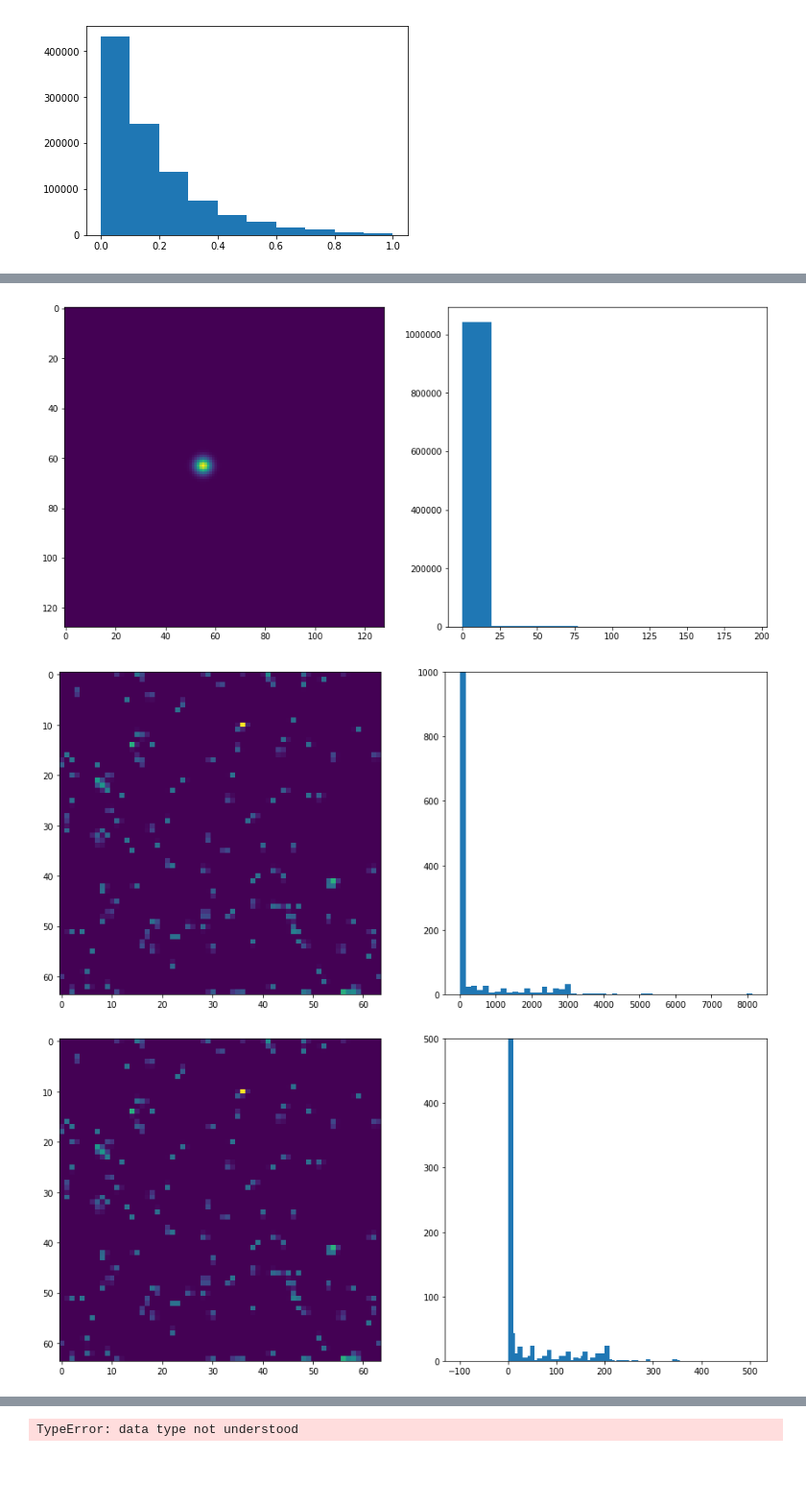
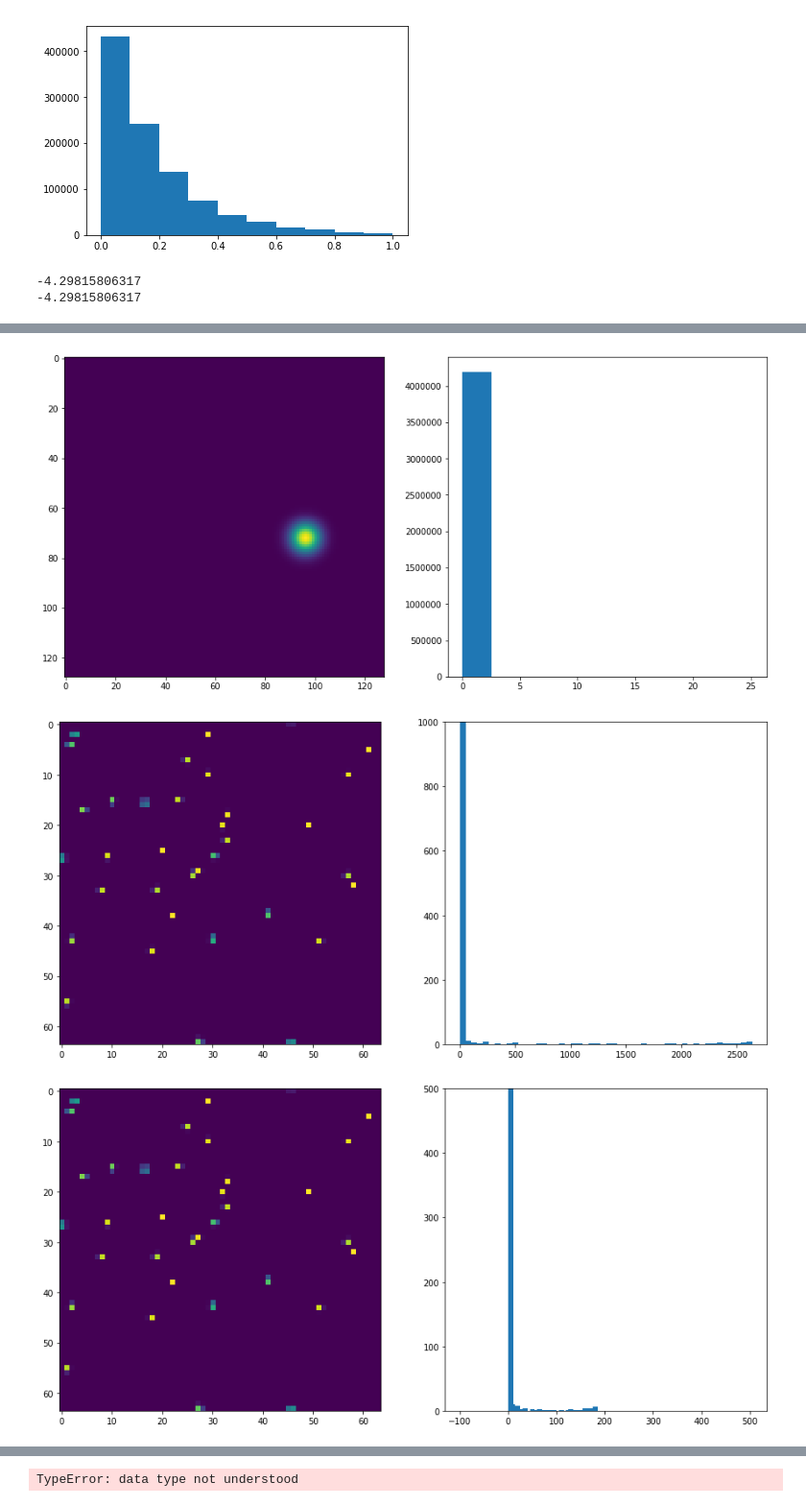
Before and after one commit to 98montanajordi/X-Ray-Speckle-visibitily-spectroscopy, a Jupyter notebook: Speckle_DZ.ipynb, the cells around one changed output, grey strips where cells are left out. Shown: that part at 96% size. Saved outputs shown, nothing was run; the diff lists cells and outputs as text; code cells hidden in the pictures; blank space fills up the shorter version.

Commit message:
Seems robust now, but need to speed it up. Small edits to _DZ.

```diff
--- a/Speckle_DZ.ipynb
+++ b/Speckle_DZ.ipynb
@@ -81,6 +78,7 @@ from scipy import ndimage
 
 
 def makePhotons(nPhotons):
+    """here the use of np.random.choice does not seem correct"""
     speckleLabels = [["({},{})".format(j,i) for i in range(np.shape(speckle)[0])] for j in range(np.shape(speckle)[1])]
     speckleLabels = [elt for row in speckleLabels for elt in row] # Flatten
     flatSpeckle = np.reshape(speckle,np.shape(speckle)[0]*np.shape(speckle)[1]) # Flatten
@@ -128,7 +126,7 @@ def ApplyChargeCloud(photonPattern, cloudSize, photonEnergy):
     this step blurrs the photon map by the charge cloud size, assuming
     every electron in silicon takes 3.6 eV to generate.
     """
-    return ndimage.filters.gaussian_filter(photonPattern*photonEnergy/2.6, cloudSize/2.35, mode='wrap', truncate=20)
+    return ndimage.filters.gaussian_filter(photonPattern*photonEnergy/3.6, cloudSize/2.35, mode='wrap', truncate=7)
 
 def rebin(a, shape):
     """
@@ -151,7 +149,7 @@ def digitizeCharge(chargePattern, chargePerADU=15):
     """
     digitize the charge pattern to ADUs
     """
-    return chargePattern//chargePerADU
+    return chargePattern/chargePerADU
 
 
 def AddReadoutNoise(chargePattern, pixelReadoutNoise):
@@ -164,23 +160,38 @@ a = rebin_slow(speckle, 8);
+# %%
+a = np.random.randn(10,10)
+b = ndimage.filters.gaussian_filter(a, 3, mode='wrap', truncate=7)
+print(sum(a.flatten()))
+print(sum(b.flatten()))
+# %% [output]
+-4.29815806317
+-4.29815806317
 # %%
-gridSize = [1024,1024]
+gridSize = [2048,2048]
 detectorSize = [64,64]
-kbar = 0.04
+kbar = 0.01
 speckleSize = 50
-chargeCloudSize = 5
-photonEnergy = 8000
+chargeCloudSize = 0.3
+photonEnergy = 9500
 readoutNoise = 0
 
 kbar_grid = kbar/gridSize[0]/gridSize[1]*detectorSize[0]*detectorSize[1]
+chargeCloudSize_grid = chargeCloudSize*gridSize[0]/detectorSize[0]
 
 tic = time.time()
 speckle = makeSpeckle(gridSize, speckleSize)
 speckleN = AddShotNoise(speckle, kbar_grid)
-speckleNE = ApplyChargeCloud(speckleN, chargeCloudSize, photonEnergy)
+speckleNE = ApplyChargeCloud(speckleN, chargeCloudSize_grid, photonEnergy)
 speckleD = rebin(speckleNE, detectorSize)
 #speckleD = rebin_slow(speckleNE, 8)
 speckleDD = digitizeCharge(speckleD)
 speckleDN = AddReadoutNoise(speckleDD, readoutNoise)
 toc = time.time();print(toc-tic)
+
+print(sum(speckleN.flatten()))
+print(sum(speckleNE.flatten())/photonEnergy*3.6)
+print(sum(speckleD.flatten())/photonEnergy*3.6)
+print(sum(speckleDD.flatten())/photonEnergy*3.6*15)
+print(sum(speckleDN.flatten())/photonEnergy*3.6*15)
 
 if False:
     plt.figure(figsize=[15,7]);plt.clf();
@@ -220,6 +236,6 @@ plt.show()
-[figure, old version]
+[figure, new version]
-[figure, old version]
+[figure, new version]
-[figure, old version]
+[figure, new version]
 # %%
 def makeWeakSpeckle(kbar, speckleSize = 50, gridSize=[1024,1024], detectorSize=[128,128], chargeCloudSize=2,
                     photonEnergy=9500, readoutNoise=10):
```
Also changed, not shown: parts of 11 cells of this notebook.
